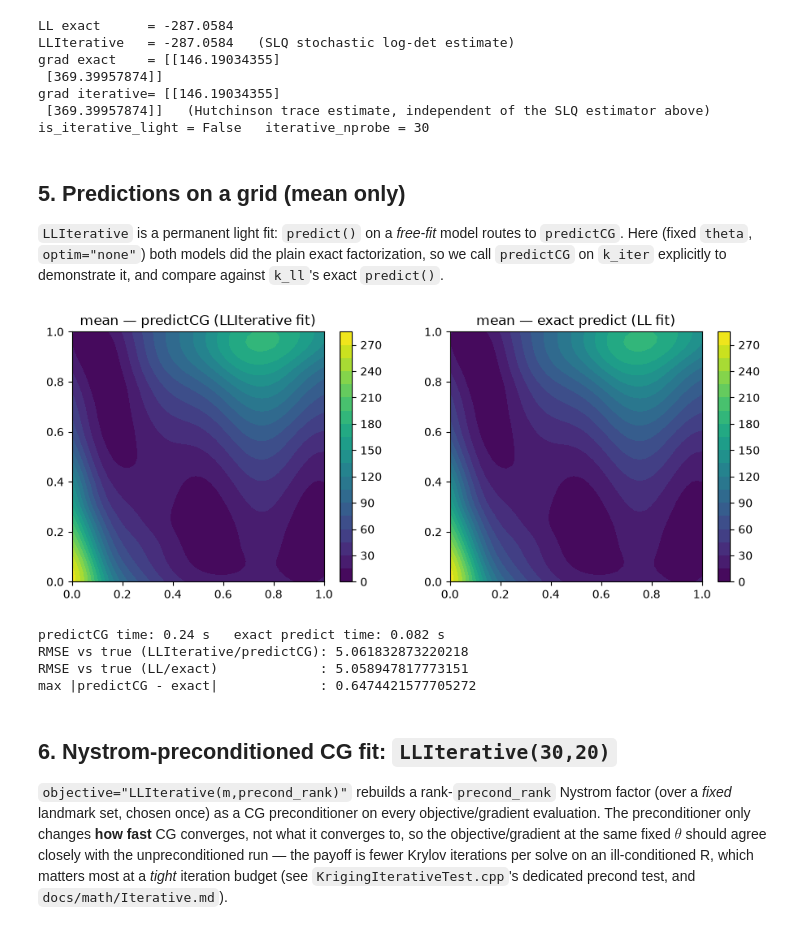
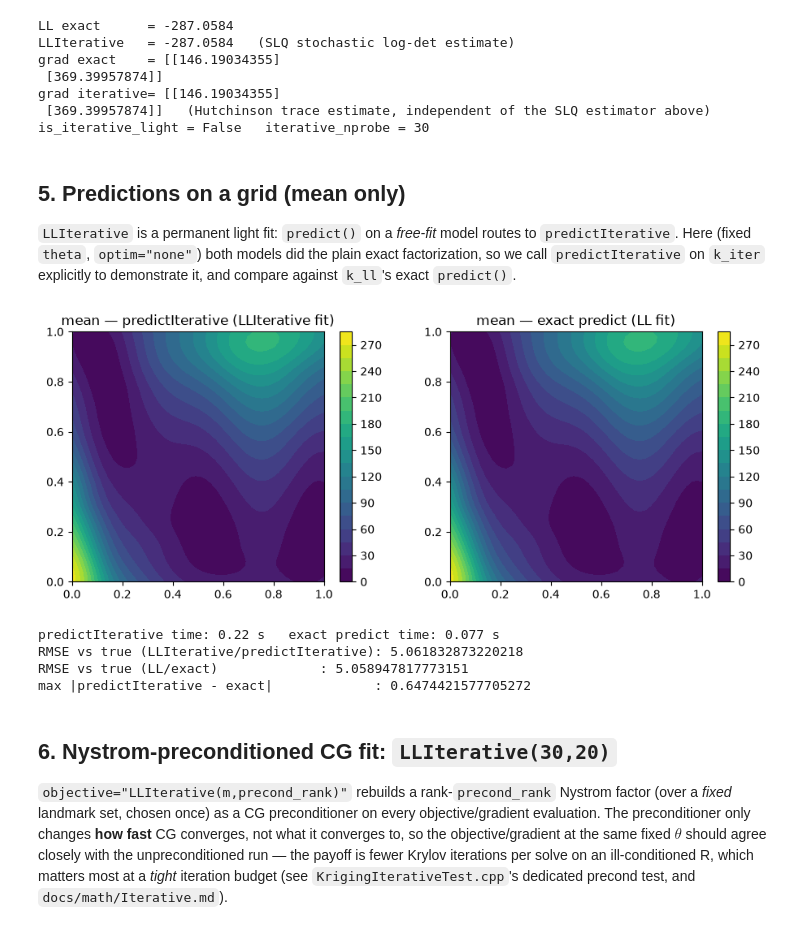
Before and after one commit to libKriging/libKriging, a Jupyter notebook: bindings/Python/kriging_iterative_branin2d_py.ipynb, the cells around one changed output. Drawn from its saved outputs; the diff is of its cells as text; code cells hidden in the pictures.

```diff
--- a/bindings/Python/kriging_iterative_branin2d_py.ipynb
+++ b/bindings/Python/kriging_iterative_branin2d_py.ipynb
@@ -118,36 +118,36 @@ is_iterative_light = False   iterative_nprobe = 30
 # %% [markdown]
 ## 5. Predictions on a grid (mean only)
 
-`LLIterative` is a permanent light fit: `predict()` on a *free-fit* model routes to `predictCG`. Here (fixed `theta`, `optim="none"`) both models did the plain exact factorization, so we call `predictCG` on `k_iter` explicitly to demonstrate it, and compare against `k_ll`'s exact `predict()`.
+`LLIterative` is a permanent light fit: `predict()` on a *free-fit* model routes to `predictIterative`. Here (fixed `theta`, `optim="none"`) both models did the plain exact factorization, so we call `predictIterative` on `k_iter` explicitly to demonstrate it, and compare against `k_ll`'s exact `predict()`.
 # %%
 t0 = time.time()
-mean_iter, _ = k_iter.predictCG(grid_pts, return_stdev=False)
+mean_iter, _ = k_iter.predictIterative(grid_pts, return_stdev=False)
 t_iter = time.time() - t0
 
 t0 = time.time()
 mean_ll, _, _, _, _ = k_ll.predict(grid_pts, True, False, False)
 t_ll = time.time() - t0
 
 mean_iter = np.asarray(mean_iter).ravel()
 mean_ll = np.asarray(mean_ll).ravel()
 
 fig, ax = plt.subplots(1, 2, figsize=(11, 4))
 c0 = ax[0].contourf(G1, G2, mean_iter.reshape(50, 50), 20)
-fig.colorbar(c0, ax=ax[0]); ax[0].set_title("mean — predictCG (LLIterative fit)")
+fig.colorbar(c0, ax=ax[0]); ax[0].set_title("mean — predictIterative (LLIterative fit)")
 c1 = ax[1].contourf(G1, G2, mean_ll.reshape(50, 50), 20)
 fig.colorbar(c1, ax=ax[1]); ax[1].set_title("mean — exact predict (LL fit)")
 plt.show()
 
-print(f"predictCG time: {t_iter:.2f} s   exact predict time: {t_ll:.3f} s")
-print("RMSE vs true (LLIterative/predictCG):", np.sqrt(np.mean((mean_iter - z_true.ravel())**2)))
+print(f"predictIterative time: {t_iter:.2f} s   exact predict time: {t_ll:.3f} s")
+print("RMSE vs true (LLIterative/predictIterative):", np.sqrt(np.mean((mean_iter - z_true.ravel())**2)))
 print("RMSE vs true (LL/exact)             :", np.sqrt(np.mean((mean_ll - z_true.ravel())**2)))
-print("max |predictCG - exact|             :", np.abs(mean_iter - mean_ll).max())
+print("max |predictIterative - exact|             :", np.abs(mean_iter - mean_ll).max())
 # %% [output]
-[figure, old version]
+[figure, new version]
-predictCG time: 0.24 s   exact predict time: 0.082 s
-RMSE vs true (LLIterative/predictCG): 5.061832873220218
+predictIterative time: 0.22 s   exact predict time: 0.077 s
+RMSE vs true (LLIterative/predictIterative): 5.061832873220218
 RMSE vs true (LL/exact)             : 5.058947817773151
-max |predictCG - exact|             : 0.6474421577705272
+max |predictIterative - exact|             : 0.6474421577705272
 # %% [markdown]
 ## 6. Nystrom-preconditioned CG fit: `LLIterative(30,20)`
 
```
Also changed, not shown: parts of 5 cells of this notebook, 5 other files.
